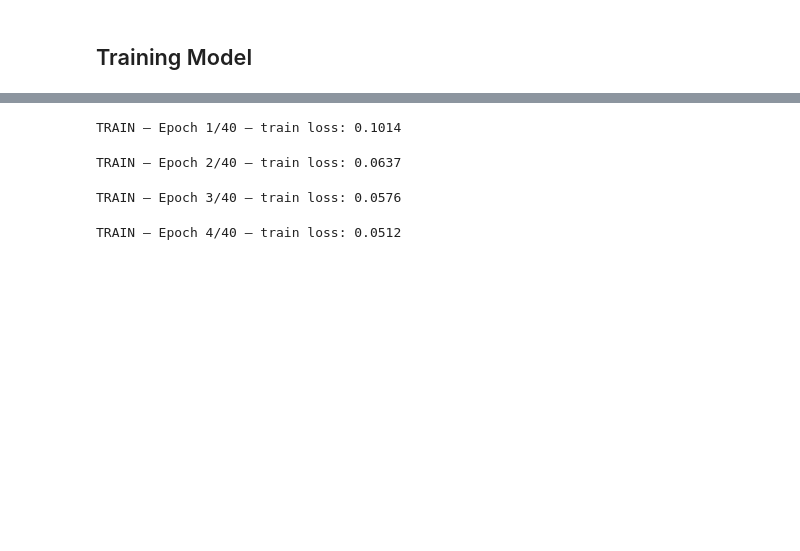
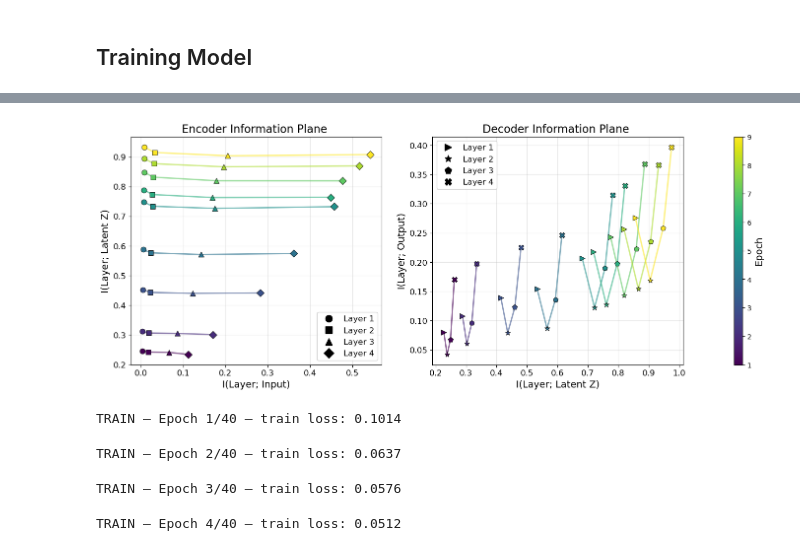
Before and after one commit to FrancescoLR02/InformationTheoryProject, a Jupyter notebook: main.ipynb, the cells around one changed output, grey strips where cells are left out. Saved outputs shown, nothing was run; the diff lists cells and outputs as text; code cells hidden in the pictures; blank space fills up the shorter version.

```diff
--- a/main.ipynb
+++ b/main.ipynb
@@ -441 +454,19 @@ def setup_hooks(model):
+# %%
+# encoder[layer][epoch] → ndarray shape (N, neurons_in_layer)
+# decoder[layer][epoch] → ndarray shape (N, neurons_in_layer)
+# latent[epoch]         → ndarray shape (N, latent_dim)
+# output[epoch]         → ndarray shape (N, output_dim)
+
+class MIHistory:
+    def __init__(self):
+        self.encoder = []
+        self.decoder = []
+        self.input_latent = []
+        self.latent_output = []
+
+    def append(self, mi_dict):
+        self.encoder.append(mi_dict["encoder"])
+        self.decoder.append(mi_dict["decoder"])
+        self.input_latent.append(mi_dict["input_latent"])
+        self.latent_output.append(mi_dict["latent_output"])
 # %% [markdown]
@@ -703 +805,6 @@ def Training(model, num_epochs=10, showImage=False, doTest=False):
+# %%
+# Variational
+PlotInfoPlane(mi_history.encoder, mi_history.decoder, start_epoch=1, end_epoch=13, Step=1)
+# %% [output]
+[figure, added]
 # %%
```
Also changed, not shown: parts of 19 cells of this notebook.
